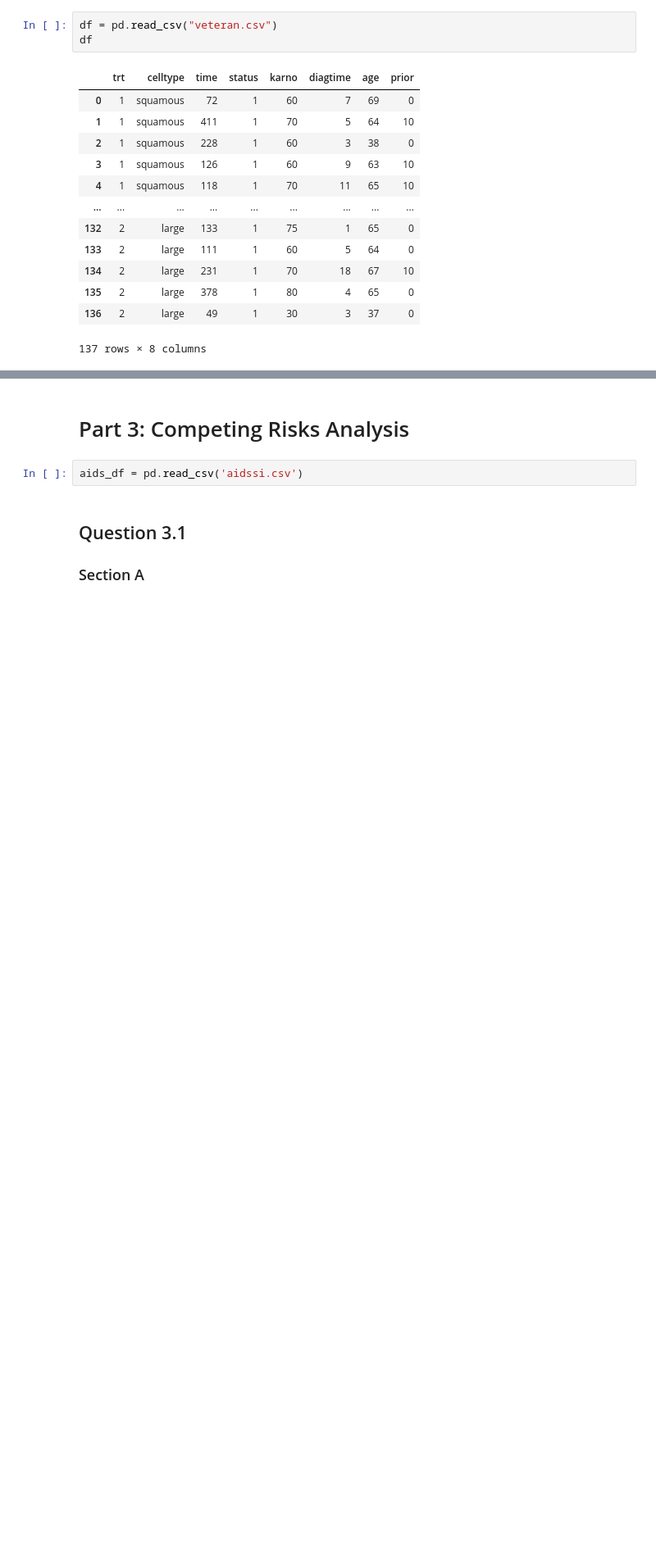
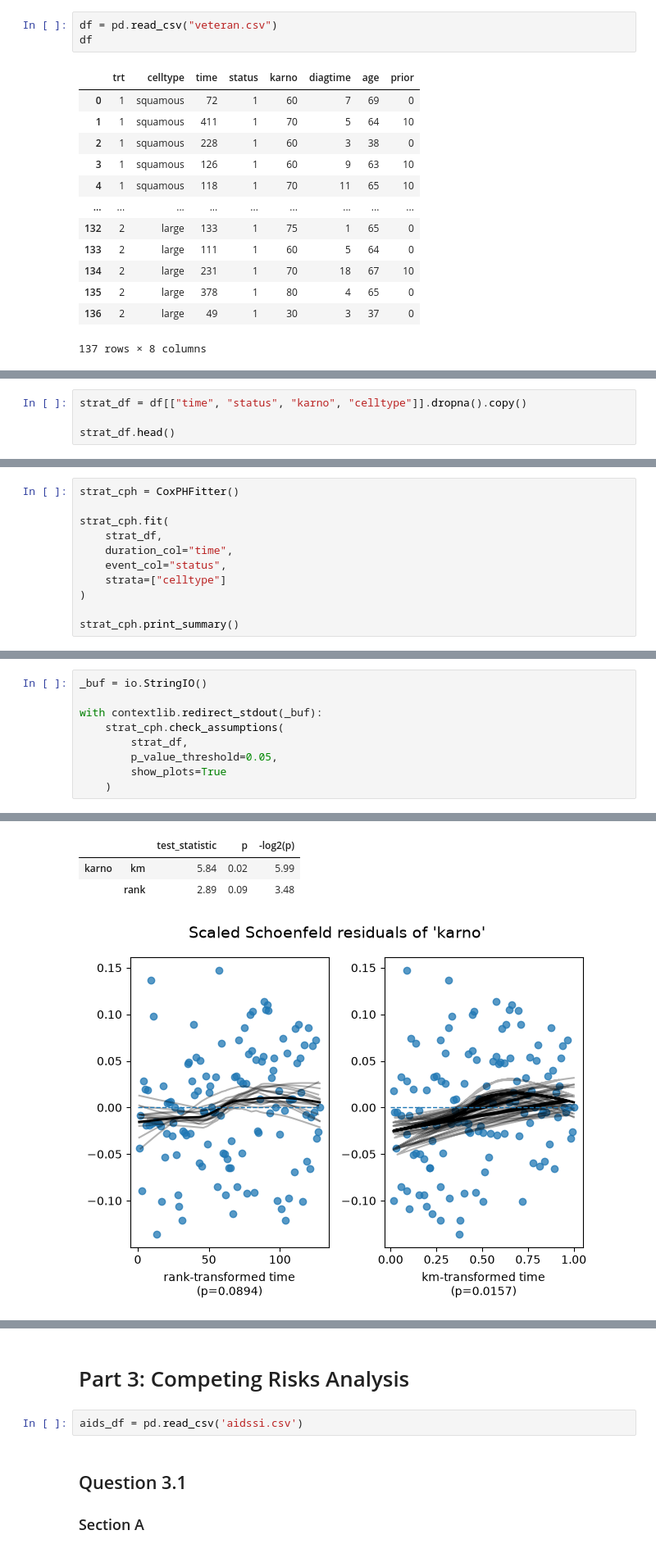
Before and after one commit to Mormorfor/SAML_project, a Jupyter notebook: hw2/SAML_hw2.ipynb, the cells around one changed output, grey strips where cells are left out. Shown at 82% size. Saved outputs shown, nothing was run; the diff lists cells and outputs as text; blank space fills up the shorter version.

```diff
--- a/hw2/SAML_hw2.ipynb
+++ b/hw2/SAML_hw2.ipynb
@@ -28,0 +215,4 @@ df
+# %%
+strat_df = df[["time", "status", "karno", "celltype"]].dropna().copy()
+
+strat_df.head()
@@ -28,0 +226,11 @@ df
+# %%
+strat_cph = CoxPHFitter()
+
+strat_cph.fit(
+    strat_df,
+    duration_col="time",
+    event_col="status",
+    strata=["celltype"]
+)
+
+strat_cph.print_summary()
@@ -28,0 +282,10 @@ df
+# %%
+_buf = io.StringIO()
+
+with contextlib.redirect_stdout(_buf):
+    strat_cph.check_assumptions(
+        strat_df,
+        p_value_threshold=0.05,
+        show_plots=True
+    )
+# %% [output]
@@ -28,0 +296,4 @@ df
+|  |  | test_statistic | p | -log2(p) |
+| karno | km | 5.84 | 0.02 | 5.99 |
+|  | rank | 2.89 | 0.09 | 3.48 |
+[figure, added]
```
Also changed, not shown: parts of 38 cells of this notebook.
